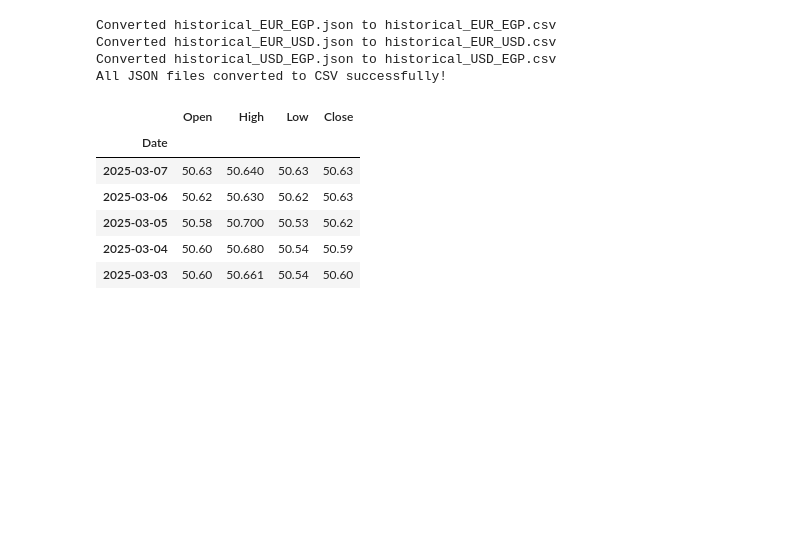
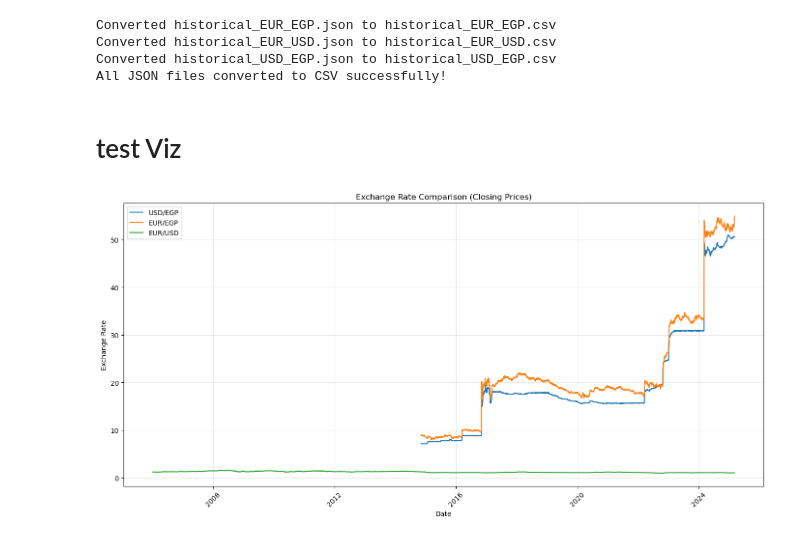
Before and after one commit to Anwaribra/Real-time-Forex-Data-Pipeline, a Jupyter notebook: data_cleaning.ipynb, the cells around one changed output. Saved outputs shown, nothing was run; the diff lists cells and outputs as text; code cells hidden in the pictures; blank space fills up the shorter version.

```diff
--- a/data_cleaning.ipynb
+++ b/data_cleaning.ipynb
@@ -40,13 +42,25 @@ Converted historical_EUR_EGP.json to historical_EUR_EGP.csv
 Converted historical_EUR_USD.json to historical_EUR_USD.csv
 Converted historical_USD_EGP.json to historical_USD_EGP.csv
 All JSON files converted to CSV successfully!
-# %%
-df.head()
-# %% [output]
-|  | Open | High | Low | Close |
-| Date |  |  |  |  |
-| 2025-03-07 | 50.63 | 50.640 | 50.63 | 50.63 |
-| 2025-03-06 | 50.62 | 50.630 | 50.62 | 50.63 |
-| 2025-03-05 | 50.58 | 50.700 | 50.53 | 50.62 |
-| 2025-03-04 | 50.60 | 50.680 | 50.54 | 50.59 |
-| 2025-03-03 | 50.60 | 50.661 | 50.54 | 50.60 |
+# %% [markdown]
+# test Viz
+# %%
+data_folder = "data"
+usd_egp = pd.read_csv(f"{data_folder}/historical_USD_EGP.csv", index_col="Date", parse_dates=True)
+eur_egp = pd.read_csv(f"{data_folder}/historical_EUR_EGP.csv", index_col="Date", parse_dates=True)
+eur_usd = pd.read_csv(f"{data_folder}/historical_EUR_USD.csv", index_col="Date", parse_dates=True)
+# %%
+plt.figure(figsize=(14, 7))
+plt.plot(usd_egp.index, usd_egp['Close'], label='USD/EGP')
+plt.plot(eur_egp.index, eur_egp['Close'], label='EUR/EGP')
+plt.plot(eur_usd.index, eur_usd['Close'], label='EUR/USD')
+plt.title('Exchange Rate Comparison (Closing Prices)')
+plt.xlabel('Date')
+plt.ylabel('Exchange Rate')
+plt.legend()
+plt.grid(True, alpha=0.3)
+plt.xticks(rotation=45)
+plt.tight_layout()
+plt.show()
+# %% [output]
+[figure, added]
```
Also changed, not shown: parts of 6 cells of this notebook.
